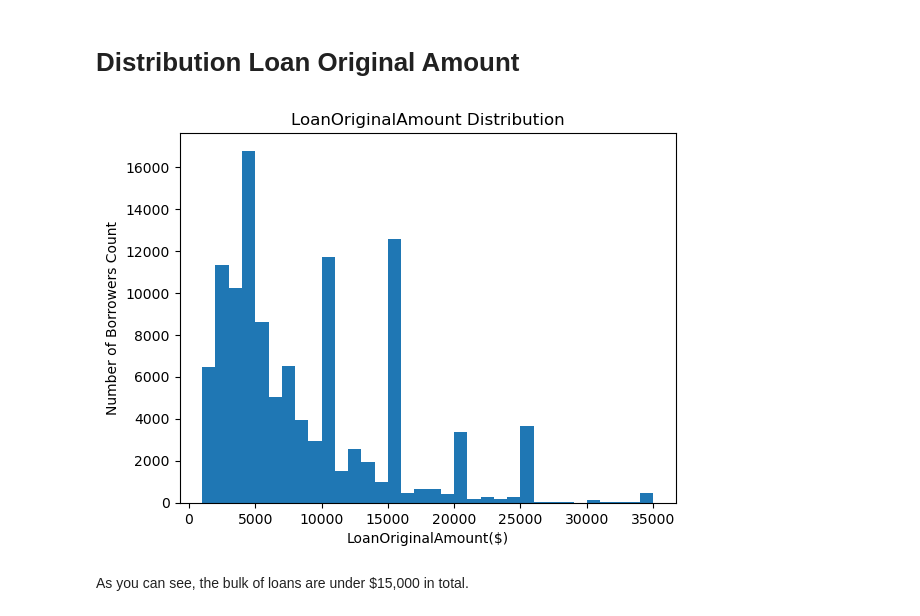
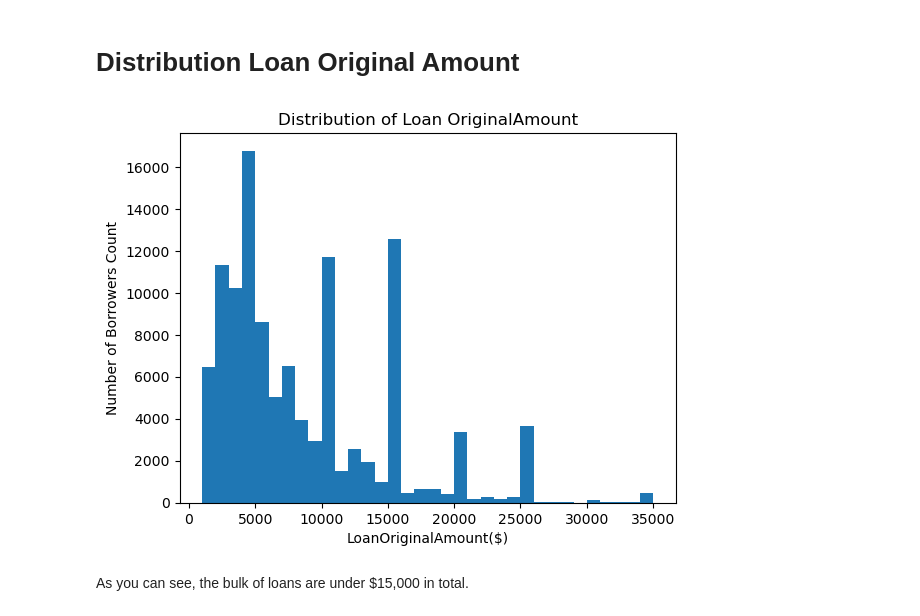
Before and after one commit to Felix-YH/-ALX-Udacity-Scholarship-Program, a Jupyter notebook: Project 3/Part_II_slide_deck.ipynb, the cells around one changed output. Saved outputs shown, nothing was run; the diff lists cells and outputs as text; code cells hidden in the pictures.

```diff
--- a/Project 3/Part_II_slide_deck.ipynb
+++ b/Project 3/Part_II_slide_deck.ipynb
@@ -249,11 +245,11 @@ Name: LoanOriginalAmount, dtype: float64
 # %%
 bins = np.arange(1000, 35000+1000, 1000)
 plt.hist(data = loan, x='LoanOriginalAmount' ,bins = bins)
 plt.xlabel('LoanOriginalAmount($)')
 plt.ylabel('Number of Borrowers Count')
-plt.title('LoanOriginalAmount Distribution');
+plt.title('Distribution of Loan OriginalAmount');
 # %% [output]
-[figure, old version]
+[figure, new version]
 # %% [markdown]
 As you can see, the bulk of loans are under $15,000 in total.
 # %% [markdown]
```
Also changed, not shown: parts of 6 cells of this notebook, 3 other files.
